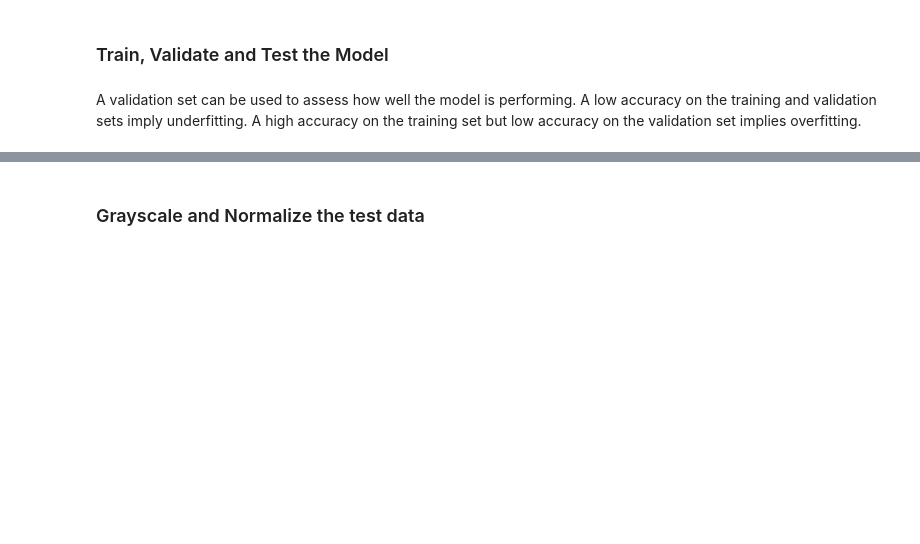
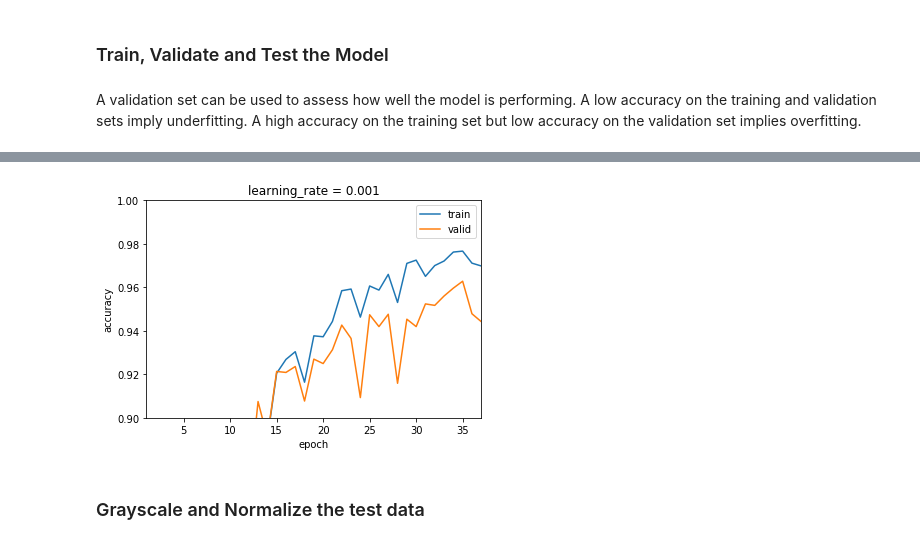
Before and after one commit to Hotsuyuki/AInception, a Jupyter notebook: AInception.ipynb, the cells around one changed output, grey strips where cells are left out. Cells and saved outputs as stored; diff of their text form; code cells hidden in the pictures; blank space fills up the shorter version.

```diff
--- a/AInception.ipynb
+++ b/AInception.ipynb
@@ -483,14 +485,13 @@ import time
 learning_rate = 0.001
 
 X = tf.placeholder(tf.float32, (None, image_shape[0], image_shape[1], image_shape[2]))
-resized_X = tf.image.resize_images(X, [224,224])
 y = tf.placeholder(tf.int64, (None))
 #y_one_hot = tf.one_hot(y, n_classes)
 
 
 ''' Training pipeline '''
-logits = CNN(resized_X)
-#cross_entropy = tf.nn.softmax_cross_entropy_with_logits(labels=y_one_hot, logits=logits)
+logits = CNN(X)
+#cross_entropy = tf.nn.softmax_cross_entropy_with_logits(logits=logits, labels=y_one_hot)
 cross_entropy = tf.nn.sparse_softmax_cross_entropy_with_logits(logits=logits, labels=y)
 loss_operation = tf.reduce_mean(cross_entropy)
 opt = tf.train.AdamOptimizer(learning_rate=learning_rate)
@@ -515,7 +516,7 @@ with tf.Session() as sess:
     accuracy_dict = {'train':np.array([]), 'valid':np.array([])}
 
     for i in range(epochs):
-        t0 = time.time()
+        t = time.time()
         print("EPOCH {}...".format(i+1))
 
         # Training
@@ -529,18 +530,7 @@ with tf.Session() as sess:
 
         # Validate by valid data, and stop training when the model gets overfitting
         Evaluate(X_valid, y_valid, 'valid')
-        print("Time: {:.1f} minutes".format((time.time() - t0)/60.0))
-
-    # Show the result on graph
-    plt.xlabel("epoch")
-    epoch = np.arange(1, i+2, 1)
-    plt.ylabel("accuracy")
-    plt.axis([1,i+1, 0.0,1.0])
-    plt.title("learning_rate = "+str(learning_rate))
-    for data_type in ['train', 'valid'] :
-        plt.plot(epoch,accuracy_dict[data_type], label=str(data_type))
-    plt.legend()
-    plt.show()
+        print("Time: {:.1f} minutes".format((time.time()-t) / 60.0))
 
     saver.save(sess, './cnn')
     print("Model saved")
@@ -551,4 +555,19 @@ EPOCH 1...
 KeyboardInterrupt:
+# %%
+# Show the result on graph
+plt.xlabel("epoch")
+epoch = np.arange(1, accuracy_dict['train'].shape[0]+1, 1)
+plt.ylabel("accuracy")
+plt.axis([1,accuracy_dict['train'].shape[0], 0.9,1.0])
+plt.title("learning_rate = "+str(learning_rate))
+
+for data_type in ['train', 'valid'] :
+    plt.plot(epoch,accuracy_dict[data_type], label=str(data_type))
+
+plt.legend()
+plt.show()
+# %% [output]
+[figure, added]
 # %% [markdown]
 ### Grayscale and Normalize the test data
 # %%
```
Also changed, not shown: parts of 2 cells of this notebook.
